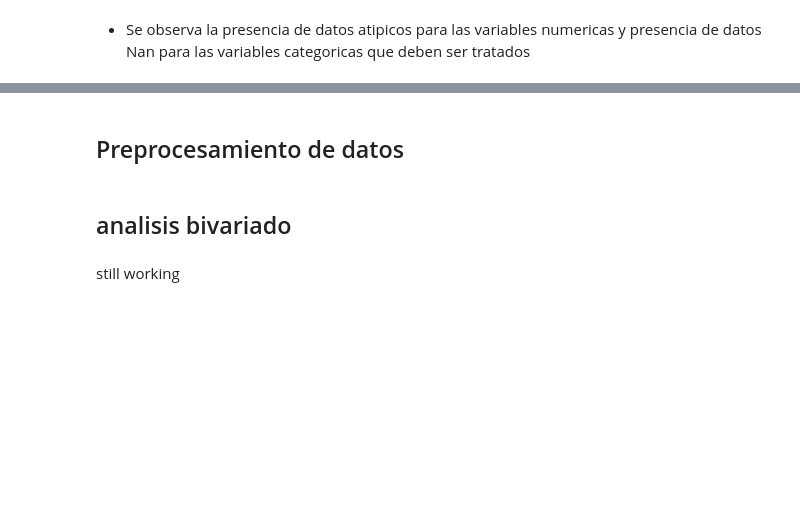
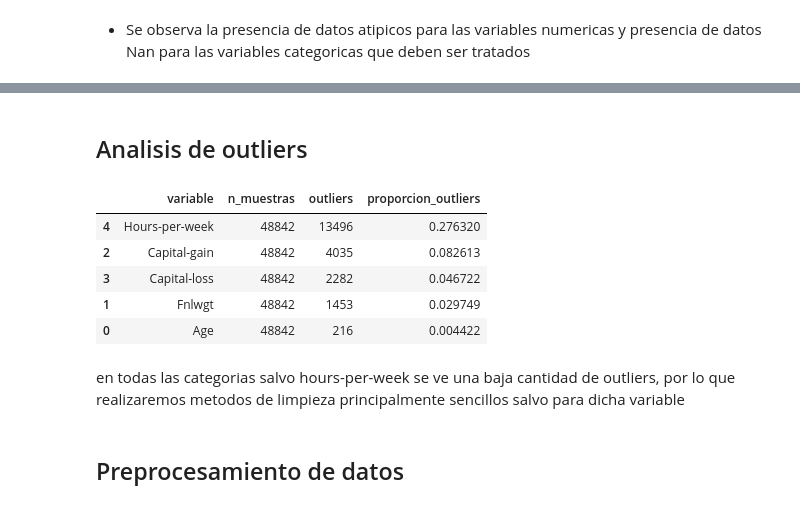
Before and after one commit to Hypotermya/Eda_visualizacion_de_datos, a Jupyter notebook: _sources/Implementacion.ipynb, the cells around one changed output, grey strips where cells are left out. Drawn from its saved outputs; the diff is of its cells as text; code cells hidden in the pictures; blank space fills up the shorter version.

```diff
--- a/_sources/Implementacion.ipynb
+++ b/_sources/Implementacion.ipynb
@@ -182,3 +149,37 @@ def contar_na_numericas(df):
     na_counts = df[numericas].isna().sum()
 
     return na_counts
+# %%
+def detectar_outliers(df):
+    resultados = []
+
+    # Detectar variables numéricas
+    numericas = df.select_dtypes(include=[np.number]).columns
+
+    for col in numericas:
+        serie = df[col].dropna()
+
+        if len(serie) == 0:
+            continue
+
+        # Cuartiles
+        q1 = serie.quantile(0.25)
+        q3 = serie.quantile(0.75)
+        iqr = q3 - q1
+
+        # Límites para outliers
+        lim_inf = q1 - 1.5 * iqr
+        lim_sup = q3 + 1.5 * iqr
+
+        # Detección
+        outliers = ((serie < lim_inf) | (serie > lim_sup)).sum()
+        total = len(serie)
+
+        resultados.append({
+            "variable": col,
+            "n_muestras": total,
+            "outliers": outliers,
+            "proporcion_outliers": outliers / total if total > 0 else np.nan
+        })
+
+    return pd.DataFrame(resultados).sort_values(by="proporcion_outliers", ascending=False)
@@ -416,6 +471,15 @@ dtype: int64
+# %% [markdown]
+## Analisis de outliers
+# %%
+detectar_outliers(df)
+# %% [output]
+|  | variable | n_muestras | outliers | proporcion_outliers |
+| 4 | Hours-per-week | 48842 | 13496 | 0.276320 |
+| 2 | Capital-gain | 48842 | 4035 | 0.082613 |
+| 3 | Capital-loss | 48842 | 2282 | 0.046722 |
+| 1 | Fnlwgt | 48842 | 1453 | 0.029749 |
+| 0 | Age | 48842 | 216 | 0.004422 |
+# %% [markdown]
+en todas las categorias salvo hours-per-week se ve una baja cantidad de outliers, por lo que realizaremos metodos de limpieza principalmente sencillos salvo para dicha variable
 # %% [markdown]
 ## Preprocesamiento de datos
-# %% [markdown]
-## analisis bivariado
-# %% [markdown]
-still working
```
Also changed, not shown: parts of 11 cells of this notebook, 2 other files.
